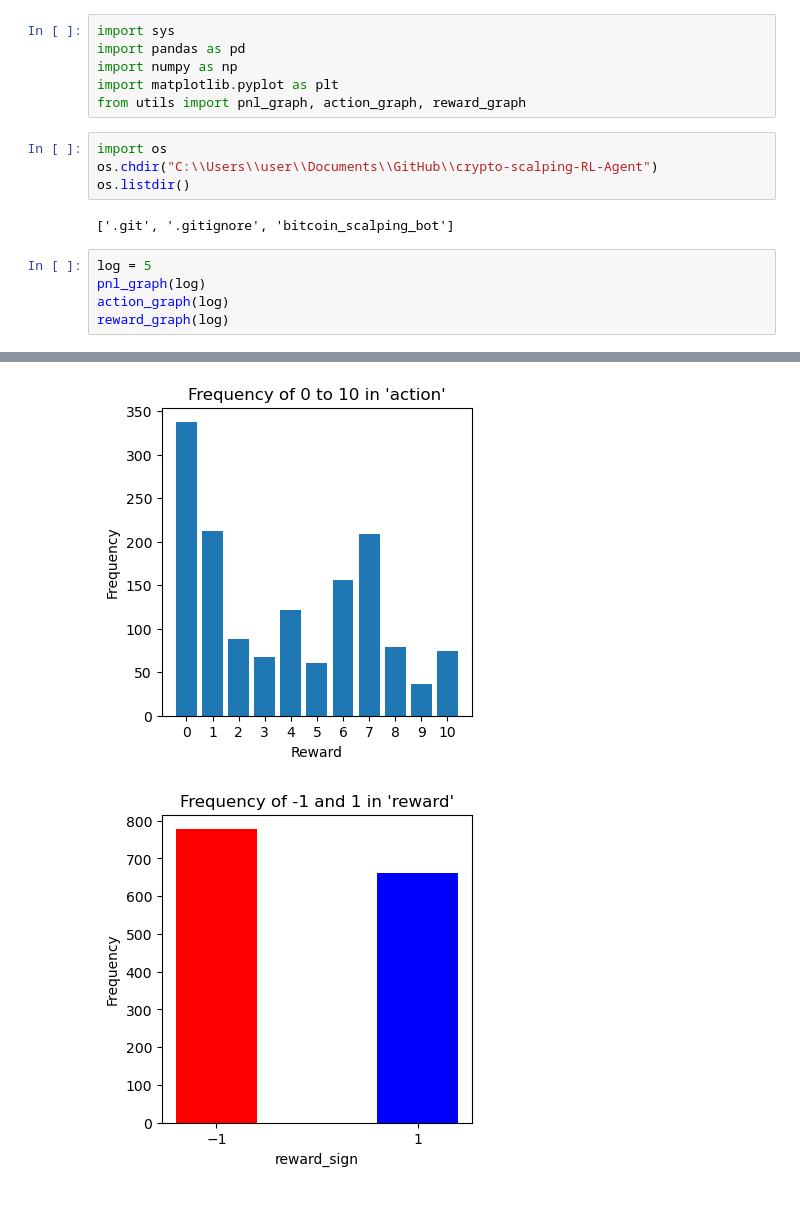
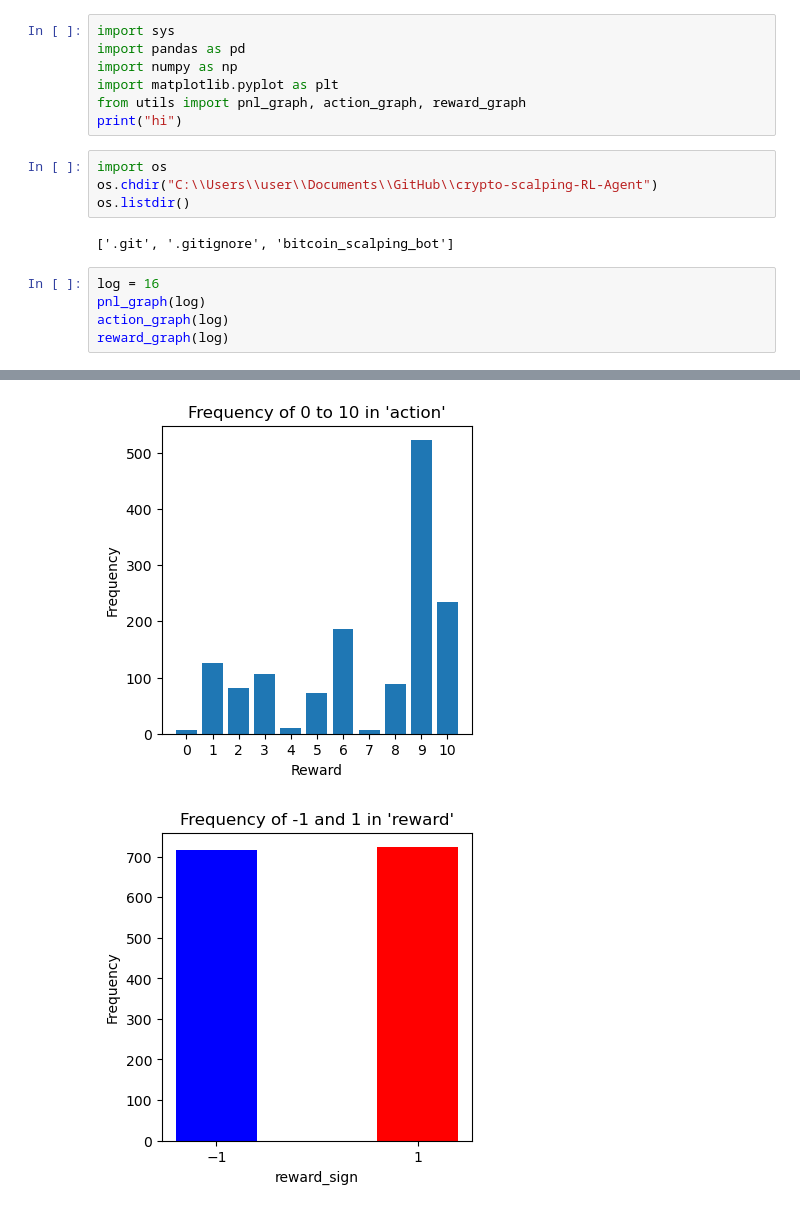
Before and after one commit to donghui-0126/crypto-scalping-RL-Agent, a Jupyter notebook: bitcoin_scalping_bot/version_2/log description.ipynb, the cells around one changed output, grey strips where cells are left out. Drawn from its saved outputs; the diff is of its cells as text.

```diff
--- a/bitcoin_scalping_bot/version_2/log description.ipynb
+++ b/bitcoin_scalping_bot/version_2/log description.ipynb
@@ -4,6 +4,7 @@ import pandas as pd
 import numpy as np
 import matplotlib.pyplot as plt
 from utils import pnl_graph, action_graph, reward_graph
+print("hi")
 # %%
 import os
 os.chdir("C:\\Users\\user\\Documents\\GitHub\\crypto-scalping-RL-Agent")
@@ -11,7 +12,7 @@ os.listdir()
 # %% [output]
 ['.git', '.gitignore', 'bitcoin_scalping_bot']
 # %%
-log = 5
+log = 16
 pnl_graph(log)
 action_graph(log)
 reward_graph(log)
@@ -20,5 +21,5 @@ reward_graph(log)
-[figure, old version]
+[figure, new version]
-[figure, old version]
+[figure, new version]
 # %%
 action_graph(1)
 # %% [output]
```
Also changed, not shown: parts of 4 cells of this notebook.
